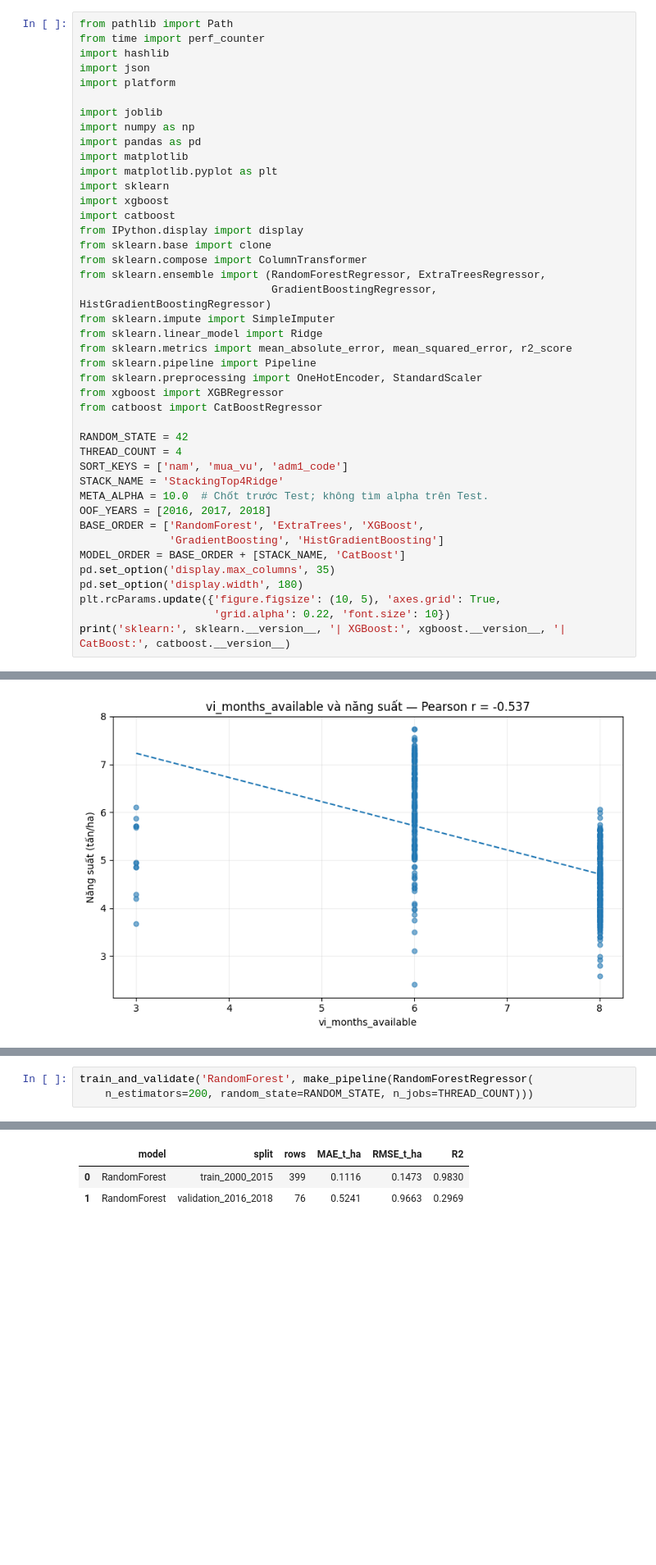
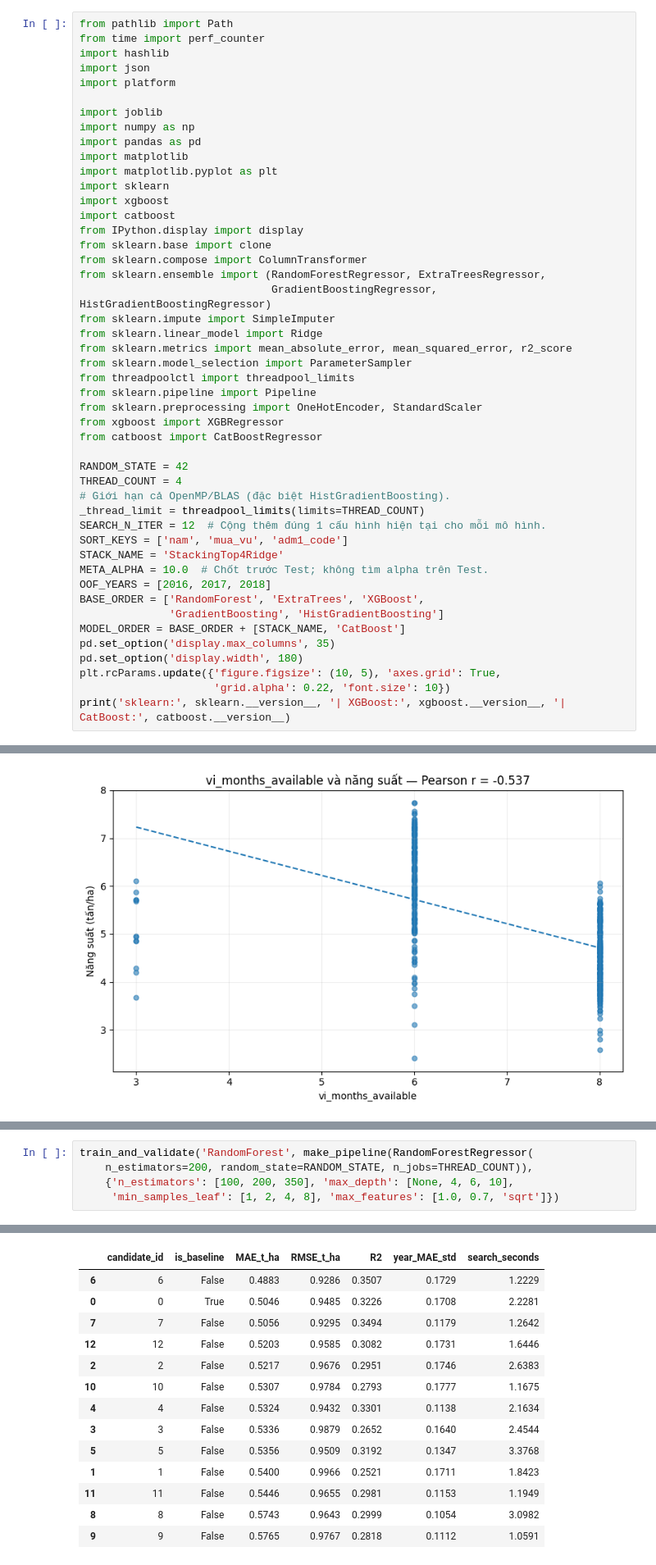
Before and after one commit to tuan-205/rice_yield_estimation, a Jupyter notebook: notebook/ensemble_training_rice_yield.ipynb, the cells around one changed output, grey strips where cells are left out. Shown at 82% size. Cells and saved outputs as stored; diff of their text form; blank space fills up the shorter version.

```diff
--- a/notebook/ensemble_training_rice_yield.ipynb
+++ b/notebook/ensemble_training_rice_yield.ipynb
@@ -51,6 +51,8 @@ from sklearn.ensemble import (RandomForestRegressor, ExtraTreesRegressor,
 from sklearn.impute import SimpleImputer
 from sklearn.linear_model import Ridge
 from sklearn.metrics import mean_absolute_error, mean_squared_error, r2_score
+from sklearn.model_selection import ParameterSampler
+from threadpoolctl import threadpool_limits
 from sklearn.pipeline import Pipeline
 from sklearn.preprocessing import OneHotEncoder, StandardScaler
 from xgboost import XGBRegressor
@@ -58,6 +60,9 @@ from catboost import CatBoostRegressor
 
 RANDOM_STATE = 42
 THREAD_COUNT = 4
+# Giới hạn cả OpenMP/BLAS (đặc biệt HistGradientBoosting).
+_thread_limit = threadpool_limits(limits=THREAD_COUNT)
+SEARCH_N_ITER = 12  # Cộng thêm đúng 1 cấu hình hiện tại cho mỗi mô hình.
 SORT_KEYS = ['nam', 'mua_vu', 'adm1_code']
 STACK_NAME = 'StackingTop4Ridge'
 META_ALPHA = 10.0  # Chốt trước Test; không tìm alpha trên Test.
@@ -461,4 +577,6 @@ def train_and_validate(name, template):
 # %%
 train_and_validate('RandomForest', make_pipeline(RandomForestRegressor(
-    n_estimators=200, random_state=RANDOM_STATE, n_jobs=THREAD_COUNT)))
+    n_estimators=200, random_state=RANDOM_STATE, n_jobs=THREAD_COUNT)),
+    {'n_estimators': [100, 200, 350], 'max_depth': [None, 4, 6, 10],
+     'min_samples_leaf': [1, 2, 4, 8], 'max_features': [1.0, 0.7, 'sqrt']})
 # %% [output]
@@ -465,3 +584,14 @@ train_and_validate('RandomForest', make_pipeline(RandomForestRegressor(
-|  | model | split | rows | MAE_t_ha | RMSE_t_ha | R2 |
-| 0 | RandomForest | train_2000_2015 | 399 | 0.1116 | 0.1473 | 0.9830 |
-| 1 | RandomForest | validation_2016_2018 | 76 | 0.5241 | 0.9663 | 0.2969 |
+|  | candidate_id | is_baseline | MAE_t_ha | RMSE_t_ha | R2 | year_MAE_std | search_seconds |
+| 6 | 6 | False | 0.4883 | 0.9286 | 0.3507 | 0.1729 | 1.2229 |
+| 0 | 0 | True | 0.5046 | 0.9485 | 0.3226 | 0.1708 | 2.2281 |
+| 7 | 7 | False | 0.5056 | 0.9295 | 0.3494 | 0.1179 | 1.2642 |
+| 12 | 12 | False | 0.5203 | 0.9585 | 0.3082 | 0.1731 | 1.6446 |
+| 2 | 2 | False | 0.5217 | 0.9676 | 0.2951 | 0.1746 | 2.6383 |
+| 10 | 10 | False | 0.5307 | 0.9784 | 0.2793 | 0.1777 | 1.1675 |
+| 4 | 4 | False | 0.5324 | 0.9432 | 0.3301 | 0.1138 | 2.1634 |
+| 3 | 3 | False | 0.5336 | 0.9879 | 0.2652 | 0.1640 | 2.4544 |
+| 5 | 5 | False | 0.5356 | 0.9509 | 0.3192 | 0.1347 | 3.3768 |
+| 1 | 1 | False | 0.5400 | 0.9966 | 0.2521 | 0.1711 | 1.8423 |
+| 11 | 11 | False | 0.5446 | 0.9655 | 0.2981 | 0.1153 | 1.1949 |
+| 8 | 8 | False | 0.5743 | 0.9643 | 0.2999 | 0.1054 | 3.0982 |
+| 9 | 9 | False | 0.5765 | 0.9767 | 0.2818 | 0.1112 | 1.0591 |
```
Also changed, not shown: parts of 29 cells of this notebook, 26 other files.
